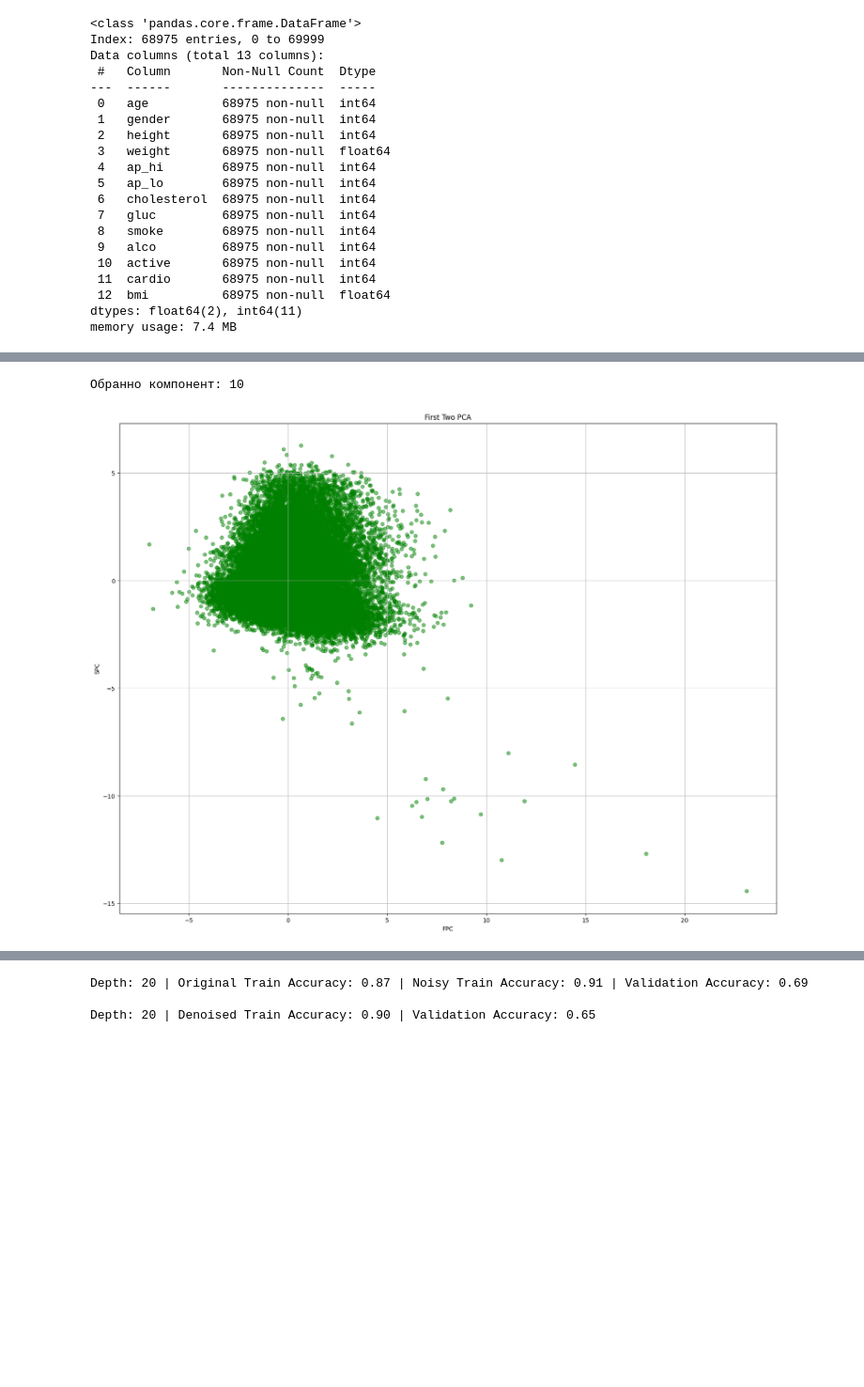
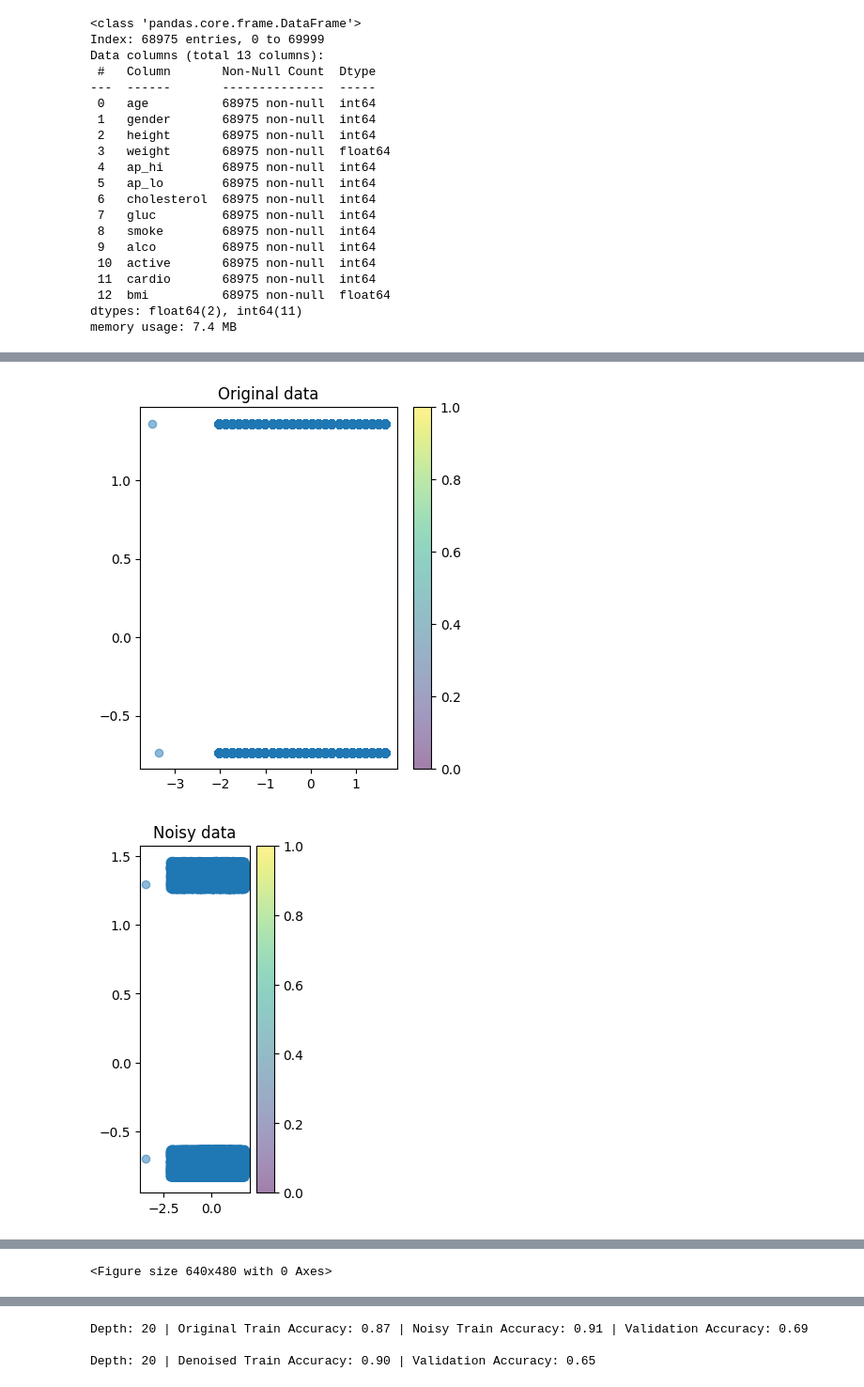
Before and after one commit to Dimus0/Heart-Failure, a Jupyter notebook: research_model/research.ipynb, the cells around one changed output, grey strips where cells are left out. Shown: that part at 94% size. Cells and saved outputs as stored; diff of their text form; code cells hidden in the pictures; blank space fills up the shorter version.

```diff
--- a/research_model/research.ipynb
+++ b/research_model/research.ipynb
@@ -233,0 +268,17 @@ Depth: 50, Train accuracy: 0.44, Validation accuracy: 0.44
+# %%
+
+for depth in depths:
+    model = DecisionTreeRegressor(max_depth=depth,random_state=42)
+    model.fit(X_train_scaled,y_train)
+
+    y_val_pred = model.predict(X_val_scaled)
+    y_train_pred = model.predict(X_train_scaled)
+
+    val_mse = mean_squared_error(y_val, y_val_pred)
+    train_mse = mean_squared_error(y_train, y_train_pred)
+
+    val_r2 = r2_score(y_val, y_val_pred)
+    train_r2 = r2_score(y_train, y_train_pred)
+
+    print(f"Depth: {depth}, Train MSE: {train_mse:.2f}, Validation MSE: {val_mse:.2f}")
+    print(f"Depth: {depth}, Train R²: {train_r2:.2f}, Validation R²: {val_r2:.2f}")
@@ -288,19 +345,29 @@ plt.show()  # Показати другий графік
 # %%
 noise = np.random.uniform(-0.1,0.1, X_train_scaled.shape)
 X_train_noisy = X_train_scaled + noise
-# %%
-pca_noisy = PCA(n_components=0.95)
-pca_noisy.fit(X_train_scaled)
-x_pcaa = pca_noisy.fit_transform(X_train_noisy)
-
-print(f"Обранно компонент: {pca_noisy.n_components_}")
-plt.figure(figsize=(20,15))
-plt.scatter(x_pcaa[:,0],x_pcaa[:,1], c='green',alpha=0.5)
-plt.title("First Two PCA")
-plt.xlabel('FPC')
-plt.ylabel('SPC')
-plt.grid()
-plt.show()
-# %% [output]
-Обранно компонент: 10
-[figure, removed]
+# %%
+plt.figure(figsize=(15,5))
+
+plt.subplot(1,3,1)
+plt.scatter(X_train_scaled[:,0], X_train_scaled[:,1], alpha=0.5)
+plt.colorbar()
+plt.title("Original data")
+plt.show()
+
+
+plt.subplot(1,3,1)
+plt.scatter(X_train_noisy[:,0],X_train_noisy[:,1], alpha=0.5)
+plt.colorbar()
+plt.title("Noisy data")
+plt.show()
+
+plt.subplot(1,3,1)
+plt.scatter(x_pca[:,0],x_pca[:,1], alpha=0.5)
+plt.colorbar()
+plt.title("Noisy data")
+plt.show()
+
+plt.tight_layout()
+# %% [output]
+[figure, added]
+[figure, added]
@@ -306,0 +375 @@ plt.show()
+<Figure size 640x480 with 0 Axes>
```
Also changed, not shown: parts of 44 cells of this notebook, 5 other files.
